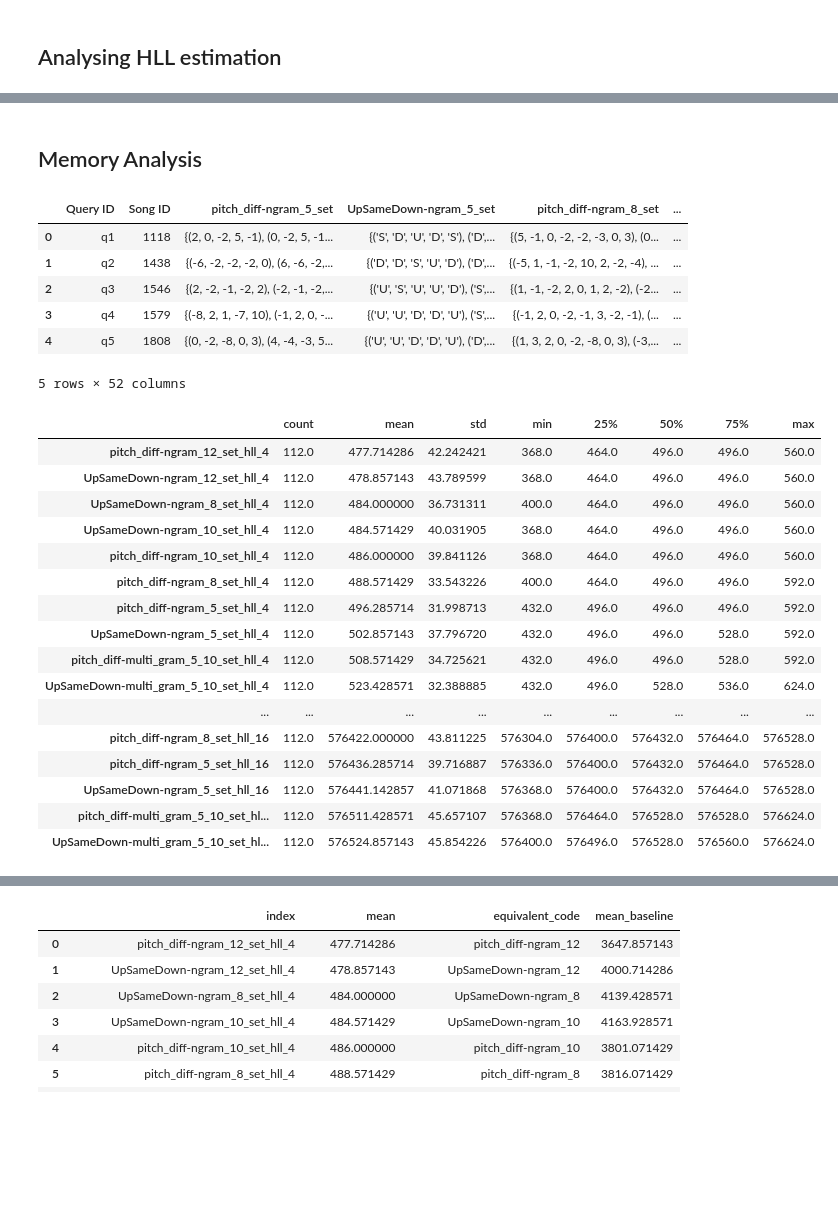
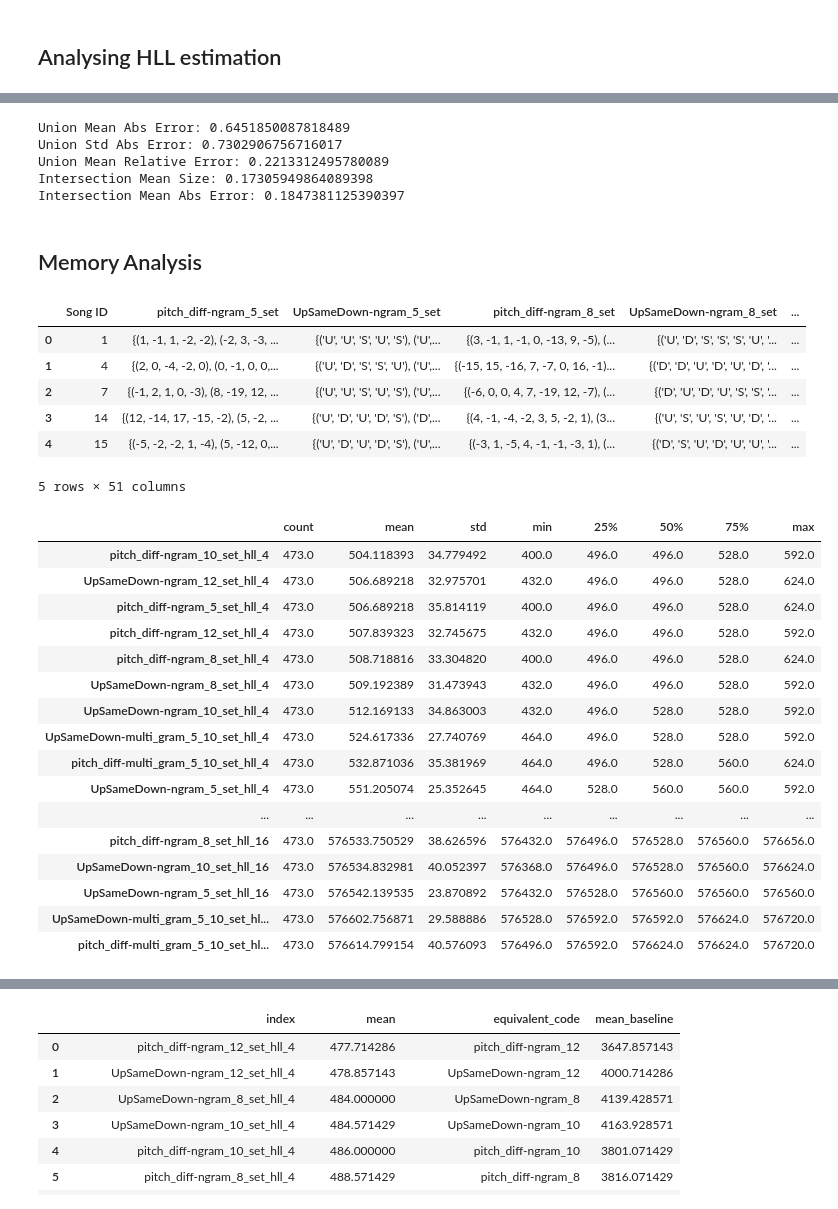
Before and after one commit to arthurlubambo-cct/capstone, a Jupyter notebook: evaluation.ipynb, the cells around one changed output, grey strips where cells are left out. Saved outputs shown, nothing was run; the diff lists cells and outputs as text; code cells hidden in the pictures; blank space fills up the shorter version.

```diff
--- a/evaluation.ipynb
+++ b/evaluation.ipynb
@@ -204,3 +410,11 @@ cross_df.plot.scatter(x='similarity_pitch_diff-ngram_5_set_baseline',y='similari
+# %%
+print_stats(cross_hll_16_df)
+# %% [output]
+Union Mean Abs Error: 0.6451850087818489
+Union Std Abs Error: 0.7302906756716017
+Union Mean Relative Error: 0.2213312495780089
+Intersection Mean Size: 0.17305949864089398
+Intersection Mean Abs Error: 0.1847381125390397
 # %% [markdown]
 ## Memory Analysis
 # %%
@@ -209,46 +423,45 @@ from pympler import asizeof
 queries_sets_hll_df = pd.read_pickle("./queries_set_hll.pkl")
 songs_sets_hll_df = pd.read_pickle("./songs_set_hll.pkl")
 # %%
-queries_sets_hll_df.head()
+songs_sets_hll_df.head()
 # %% [output]
-|  | Query ID | Song ID | pitch_diff-ngram_5_set | UpSameDown-ngram_5_set | pitch_diff-ngram_8_set | ... |
-| 0 | q1 | 1118 | {(2, 0, -2, 5, -1), (0, -2, 5, -1... | {('S', 'D', 'U', 'D', 'S'), ('D',... | {(5, -1, 0, -2, -2, -3, 0, 3), (0... | ... |
-| 1 | q2 | 1438 | {(-6, -2, -2, -2, 0), (6, -6, -2,... | {('D', 'D', 'S', 'U', 'D'), ('D',... | {(-5, 1, -1, -2, 10, 2, -2, -4), ... | ... |
-| 2 | q3 | 1546 | {(2, -2, -1, -2, 2), (-2, -1, -2,... | {('U', 'S', 'U', 'U', 'D'), ('S',... | {(1, -1, -2, 2, 0, 1, 2, -2), (-2... | ... |
-| 3 | q4 | 1579 | {(-8, 2, 1, -7, 10), (-1, 2, 0, -... | {('U', 'U', 'D', 'D', 'U'), ('S',... | {(-1, 2, 0, -2, -1, 3, -2, -1), (... | ... |
-| 4 | q5 | 1808 | {(0, -2, -8, 0, 3), (4, -4, -3, 5... | {('U', 'U', 'D', 'D', 'U'), ('D',... | {(1, 3, 2, 0, -2, -8, 0, 3), (-3,... | ... |
+|  | Song ID | pitch_diff-ngram_5_set | UpSameDown-ngram_5_set | pitch_diff-ngram_8_set | UpSameDown-ngram_8_set | ... |
+| 0 | 1 | {(1, -1, 1, -2, -2), (-2, 3, -3, ... | {('U', 'U', 'S', 'U', 'S'), ('U',... | {(3, -1, 1, -1, 0, -13, 9, -5), (... | {('U', 'D', 'S', 'S', 'S', 'U', '... | ... |
+| 1 | 4 | {(2, 0, -4, -2, 0), (0, -1, 0, 0,... | {('U', 'D', 'S', 'S', 'U'), ('U',... | {(-15, 15, -16, 7, -7, 0, 16, -1)... | {('D', 'D', 'U', 'D', 'U', 'D', '... | ... |
+| 2 | 7 | {(-1, 2, 1, 0, -3), (8, -19, 12, ... | {('U', 'U', 'S', 'U', 'S'), ('U',... | {(-6, 0, 0, 4, 7, -19, 12, -7), (... | {('D', 'U', 'D', 'U', 'S', 'S', '... | ... |
+| 3 | 14 | {(12, -14, 17, -15, -2), (5, -2, ... | {('U', 'D', 'U', 'D', 'S'), ('D',... | {(4, -1, -4, -2, 3, 5, -2, 1), (3... | {('U', 'S', 'U', 'S', 'U', 'D', '... | ... |
+| 4 | 15 | {(-5, -2, -2, 1, -4), (5, -12, 0,... | {('U', 'D', 'U', 'D', 'S'), ('U',... | {(-3, 1, -5, 4, -1, -1, -3, 1), (... | {('D', 'S', 'U', 'D', 'U', 'U', '... | ... |
-5 rows × 52 columns
+5 rows × 51 columns
 # %%
-columns_queries = queries_sets_hll_df.columns.tolist()
-columns_queries.remove('Song ID')
-columns_queries.remove('Query ID')
-columns_queries
+columns_songs = songs_sets_hll_df.columns.tolist()
+columns_songs.remove('Song ID')
+columns_songs
 cols_series_size = []
-query_memory_df = queries_sets_hll_df.copy()
-cols_series_size.append(query_memory_df['Query ID'])
-for c in columns_queries:
+songs_memory_df = songs_sets_hll_df.copy()
+cols_series_size.append(songs_memory_df['Song ID'])
+for c in columns_songs:
     size_col = c+"_size"
-    s = query_memory_df[c].apply(lambda x: asizeof.asizeof(x))
+    s = songs_memory_df[c].apply(lambda x: asizeof.asizeof(x))
     cols_series_size.append(s)
-query_memory_df = pd.concat(cols_series_size, axis=1)
+songs_memory_df = pd.concat(cols_series_size, axis=1)
 # %%
-query_memory_mean_df = query_memory_df.describe().transpose().sort_values(by="mean")
-query_memory_mean_df
+songs_memory_mean_df = songs_memory_df.describe().transpose().sort_values(by="mean")
+songs_memory_mean_df
 # %% [output]
 |  | count | mean | std | min | 25% | 50% | 75% | max |
-| pitch_diff-ngram_12_set_hll_4 | 112.0 | 477.714286 | 42.242421 | 368.0 | 464.0 | 496.0 | 496.0 | 560.0 |
-| UpSameDown-ngram_12_set_hll_4 | 112.0 | 478.857143 | 43.789599 | 368.0 | 464.0 | 496.0 | 496.0 | 560.0 |
-| UpSameDown-ngram_8_set_hll_4 | 112.0 | 484.000000 | 36.731311 | 400.0 | 464.0 | 496.0 | 496.0 | 560.0 |
-| UpSameDown-ngram_10_set_hll_4 | 112.0 | 484.571429 | 40.031905 | 368.0 | 464.0 | 496.0 | 496.0 | 560.0 |
-| pitch_diff-ngram_10_set_hll_4 | 112.0 | 486.000000 | 39.841126 | 368.0 | 464.0 | 496.0 | 496.0 | 560.0 |
-| pitch_diff-ngram_8_set_hll_4 | 112.0 | 488.571429 | 33.543226 | 400.0 | 464.0 | 496.0 | 496.0 | 592.0 |
-| pitch_diff-ngram_5_set_hll_4 | 112.0 | 496.285714 | 31.998713 | 432.0 | 496.0 | 496.0 | 496.0 | 592.0 |
-| UpSameDown-ngram_5_set_hll_4 | 112.0 | 502.857143 | 37.796720 | 432.0 | 496.0 | 496.0 | 528.0 | 592.0 |
-| pitch_diff-multi_gram_5_10_set_hll_4 | 112.0 | 508.571429 | 34.725621 | 432.0 | 496.0 | 496.0 | 528.0 | 592.0 |
-| UpSameDown-multi_gram_5_10_set_hll_4 | 112.0 | 523.428571 | 32.388885 | 432.0 | 496.0 | 528.0 | 536.0 | 624.0 |
+| pitch_diff-ngram_10_set_hll_4 | 473.0 | 504.118393 | 34.779492 | 400.0 | 496.0 | 496.0 | 528.0 | 592.0 |
+| UpSameDown-ngram_12_set_hll_4 | 473.0 | 506.689218 | 32.975701 | 432.0 | 496.0 | 496.0 | 528.0 | 624.0 |
+| pitch_diff-ngram_5_set_hll_4 | 473.0 | 506.689218 | 35.814119 | 400.0 | 496.0 | 496.0 | 528.0 | 624.0 |
+| pitch_diff-ngram_12_set_hll_4 | 473.0 | 507.839323 | 32.745675 | 432.0 | 496.0 | 496.0 | 528.0 | 592.0 |
+| pitch_diff-ngram_8_set_hll_4 | 473.0 | 508.718816 | 33.304820 | 400.0 | 496.0 | 496.0 | 528.0 | 624.0 |
+| UpSameDown-ngram_8_set_hll_4 | 473.0 | 509.192389 | 31.473943 | 432.0 | 496.0 | 496.0 | 528.0 | 592.0 |
+| UpSameDown-ngram_10_set_hll_4 | 473.0 | 512.169133 | 34.863003 | 432.0 | 496.0 | 528.0 | 528.0 | 592.0 |
+| UpSameDown-multi_gram_5_10_set_hll_4 | 473.0 | 524.617336 | 27.740769 | 464.0 | 496.0 | 528.0 | 528.0 | 592.0 |
+| pitch_diff-multi_gram_5_10_set_hll_4 | 473.0 | 532.871036 | 35.381969 | 464.0 | 496.0 | 528.0 | 560.0 | 624.0 |
+| UpSameDown-ngram_5_set_hll_4 | 473.0 | 551.205074 | 25.352645 | 464.0 | 528.0 | 560.0 | 560.0 | 592.0 |
 | ... | ... | ... | ... | ... | ... | ... | ... | ... |
-| pitch_diff-ngram_8_set_hll_16 | 112.0 | 576422.000000 | 43.811225 | 576304.0 | 576400.0 | 576432.0 | 576464.0 | 576528.0 |
-| pitch_diff-ngram_5_set_hll_16 | 112.0 | 576436.285714 | 39.716887 | 576336.0 | 576400.0 | 576432.0 | 576464.0 | 576528.0 |
-| UpSameDown-ngram_5_set_hll_16 | 112.0 | 576441.142857 | 41.071868 | 576368.0 | 576400.0 | 576432.0 | 576464.0 | 576528.0 |
-| pitch_diff-multi_gram_5_10_set_hl... | 112.0 | 576511.428571 | 45.657107 | 576368.0 | 576464.0 | 576528.0 | 576528.0 | 576624.0 |
-| UpSameDown-multi_gram_5_10_set_hl... | 112.0 | 576524.857143 | 45.854226 | 576400.0 | 576496.0 | 576528.0 | 576560.0 | 576624.0 |
+| pitch_diff-ngram_8_set_hll_16 | 473.0 | 576533.750529 | 38.626596 | 576432.0 | 576496.0 | 576528.0 | 576560.0 | 576656.0 |
+| UpSameDown-ngram_10_set_hll_16 | 473.0 | 576534.832981 | 40.052397 | 576368.0 | 576496.0 | 576528.0 | 576560.0 | 576624.0 |
+| UpSameDown-ngram_5_set_hll_16 | 473.0 | 576542.139535 | 23.870892 | 576432.0 | 576528.0 | 576560.0 | 576560.0 | 576560.0 |
+| UpSameDown-multi_gram_5_10_set_hl... | 473.0 | 576602.756871 | 29.588886 | 576528.0 | 576592.0 | 576592.0 | 576624.0 | 576720.0 |
+| pitch_diff-multi_gram_5_10_set_hl... | 473.0 | 576614.799154 | 40.576093 | 576496.0 | 576592.0 | 576624.0 | 576624.0 | 576720.0 |
```
Also changed, not shown: parts of 27 cells of this notebook, 2 other files.
